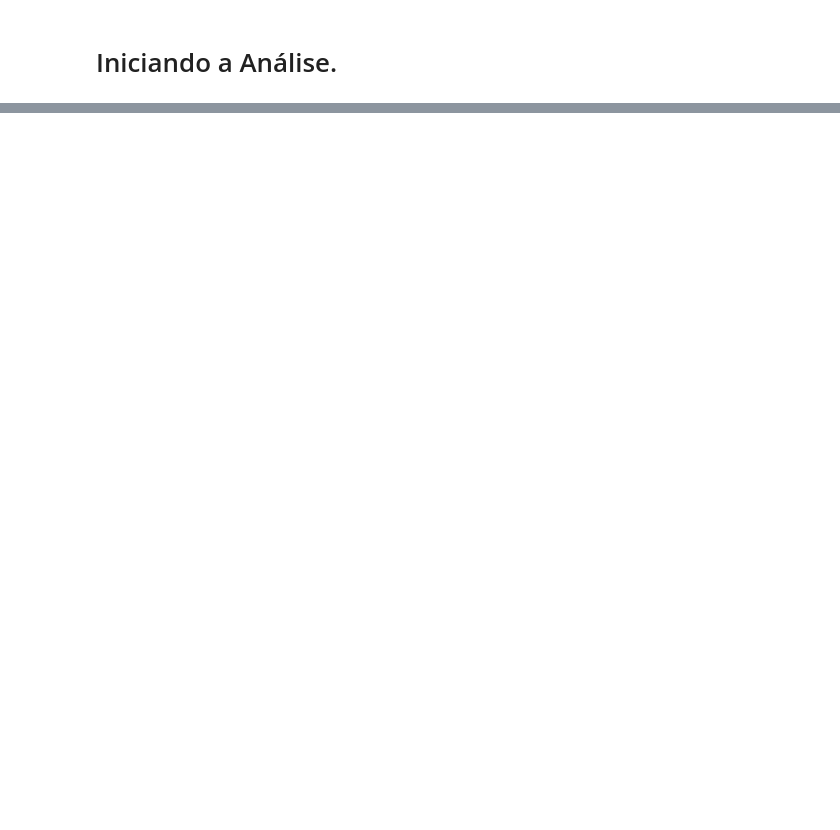
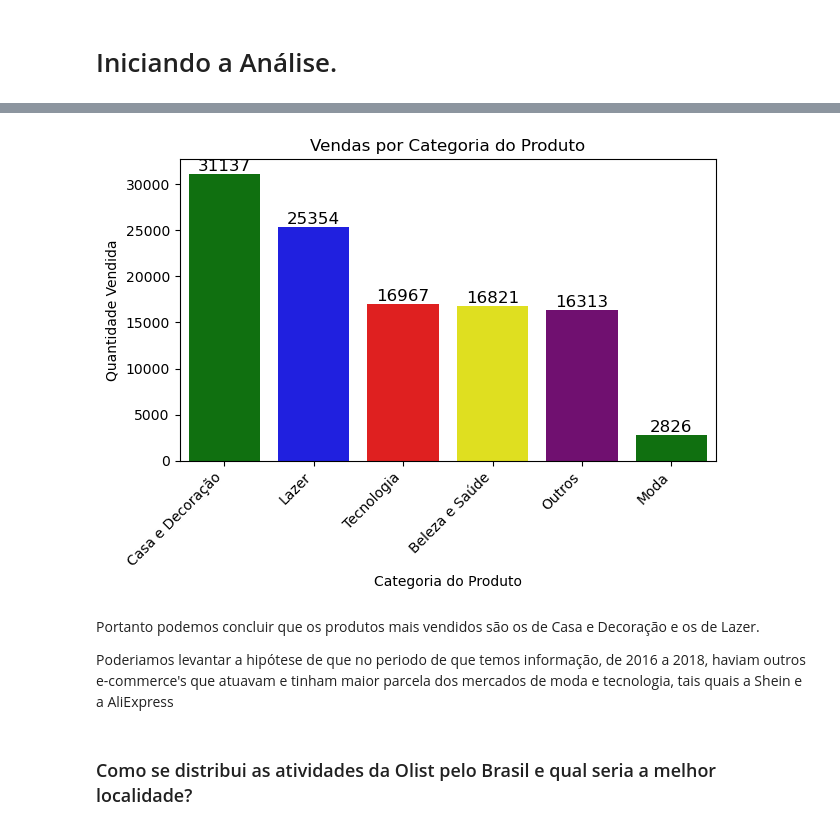
Before and after one commit to caiomiazzi/E_commerce_Olist_EDA, a Jupyter notebook: O_list_EDA.ipynb, the cells around one changed output, grey strips where cells are left out. Saved outputs shown, nothing was run; the diff lists cells and outputs as text; code cells hidden in the pictures; blank space fills up the shorter version.

Commit message:
Subindo analise sobre categorias e valor do ticket

```diff
--- a/O_list_EDA.ipynb
+++ b/O_list_EDA.ipynb
@@ -356,0 +394,4 @@ df.head(10)
+# %%
+df_produtosMaisVendidos_agregados = df_produtos_vendidos.groupby('categoria_produto')['Quantidade Vendida'].sum()
+df_produtosMaisVendidos_agregados.sort_values(ascending=False, inplace=True)
+df_produtosMaisVendidos_agregados.head()
@@ -356,0 +441,5 @@ df.head(10)
+# %%
+# Modelando as categorias.
+
+categorias_vendas = dict(df_produtosMaisVendidos_agregados.items())
+print(categorias_vendas)
@@ -356,0 +476,6 @@ df.head(10)
+# %%
+df_vendas_por_categoria_maior = pd.DataFrame({
+    "Categoria_Produto": vendas_por_categoria_maior.keys(),
+    "Quantidade_Vendida": vendas_por_categoria_maior.values()
+})
+df_vendas_por_categoria_maior.head(5)
@@ -356,0 +489,3 @@ df.head(10)
+# %%
+df_vendas_por_categoria_maior_ordenado = df_vendas_por_categoria_maior.sort_values(by = 'Quantidade_Vendida', ascending= False )
+df_vendas_por_categoria_maior_ordenado.head()
@@ -356,0 +499,30 @@ df.head(10)
+# %%
+categorias_plot2 = df_vendas_por_categoria_maior_ordenado['Categoria_Produto'].tolist()
+vendas_plot2 = df_vendas_por_categoria_maior_ordenado['Quantidade_Vendida'].tolist()
+cores = ['#008000', '#0000FF', '#FF0000', '#FFFF00', '#800080']
+
+
+sns.barplot(x=categorias_plot2, y=vendas_plot2, palette=cores, hue=None)
+plt.xlabel('Categoria do Produto')
+plt.ylabel('Quantidade Vendida')
+plt.title('Vendas por Categoria do Produto')
+
+
+# valor total em cima de cada barra
+for i in range(len(vendas_plot2)):
+    plt.annotate(f"{vendas_plot2[i]}", (i, vendas_plot2[i]), ha='center', va='bottom', fontsize=12)
+
+#removendo o caractere invisível
+plt.xticks(rotation=45, ha='right')
+
+plt.tight_layout()
+
+plt.show()
+# %% [output]
+[figure, added]
+# %% [markdown]
+Portanto podemos concluir que os produtos mais vendidos são os de Casa e Decoração e os de Lazer.
+
+Poderiamos levantar a hipótese de que no periodo de que temos informação, de 2016 a 2018, haviam outros e-commerce's que atuavam e tinham maior parcela dos mercados de moda e tecnologia, tais quais a Shein e a AliExpress
+# %% [markdown]
+### Como se distribui as atividades da Olist pelo Brasil e qual seria a melhor localidade?
```
Also changed, not shown: parts of 39 cells of this notebook.
